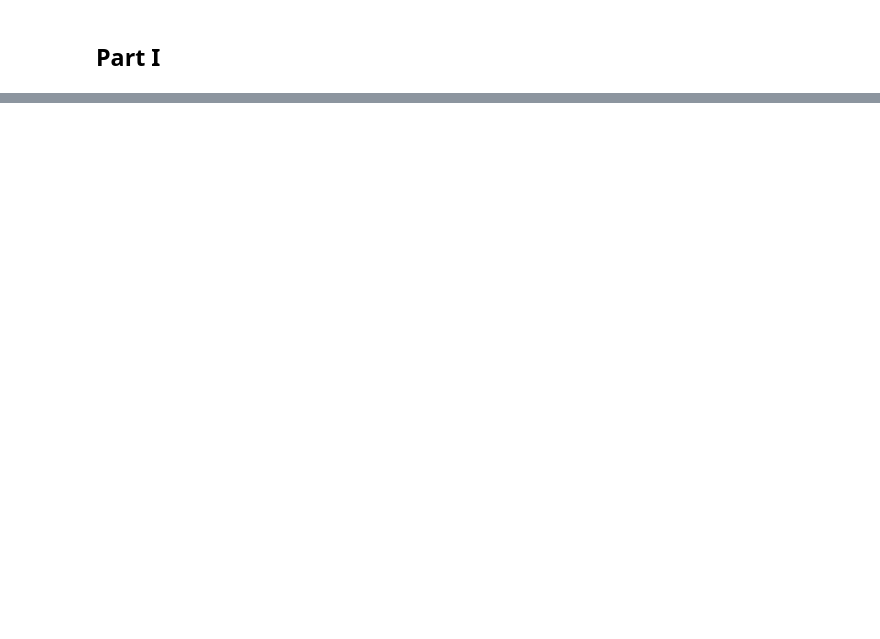
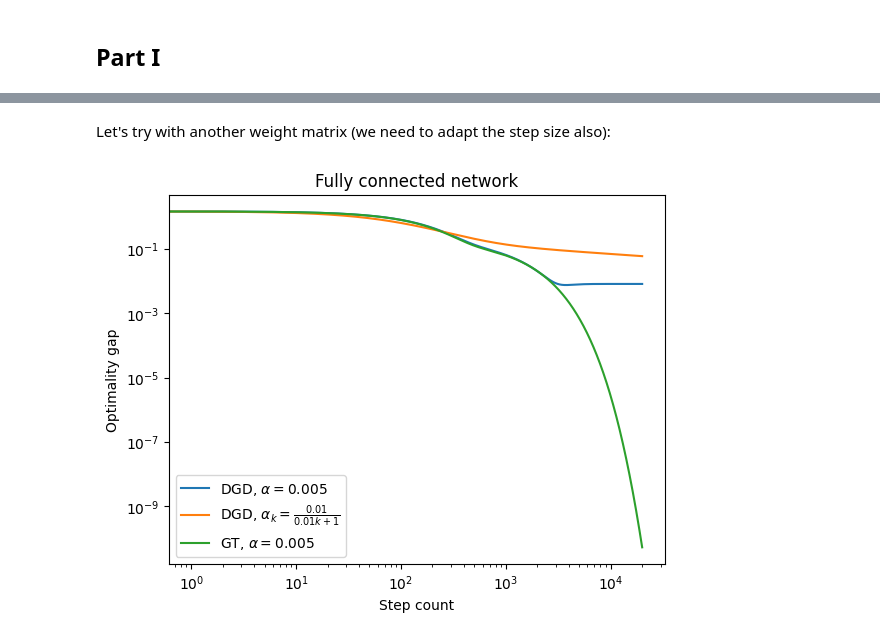
Before and after one commit to yy214/cooperative-optimization, a Jupyter notebook: src/submission.ipynb, the cells around one changed output, grey strips where cells are left out. Cells and saved outputs as stored; diff of their text form; code cells hidden in the pictures; blank space fills up the shorter version.

```diff
--- a/src/submission.ipynb
+++ b/src/submission.ipynb
@@ -48,0 +68,22 @@ dgd(a, m, agents, Kmm, Knm, W, dataY, )
+# %% [markdown]
+Let's try with another weight matrix (we need to adapt the step size also):
+# %%
+from utils.graph_tools import metropolis_weight_matrix
+
+W2 = np.ones((a,a))/a
+xi_dgd = dgd(a, m, agents, Kmm, Knm, W2, dataY, step_count, step_size=0.005)
+xi_gt = gt(a, m, agents, Kmm, Knm, W2, dataY, step_count, step_size=0.005)
+
+var_step_size = lambda x: 0.01/(0.01*x + 1)
+xi_dgd_decreasing = dgd(a, m, agents, Kmm, Knm, W2, dataY, step_count, var_step_size, constant_step_size=False)
+
+plot_optimality_gap(Kmm, Knm, dataY[:n], np.mean(xi_dgd, axis=1), label=r"DGD, $\alpha=0.005$")
+plot_optimality_gap(Kmm, Knm, dataY[:n], np.mean(xi_dgd_decreasing, axis=1), label=r"DGD, $\alpha_k=\frac{0.01}{0.01k+1}$")
+plot_optimality_gap(Kmm, Knm, dataY[:n], np.mean(xi_gt, axis=1), label=r"GT, $\alpha=0.005$")
+plt.legend()
+plt.xlabel("Step count")
+plt.ylabel("Optimality gap")
+plt.title("Fully connected network")
+plt.show()
+# %% [output]
+[figure, added]
```
Also changed, not shown: parts of 13 cells of this notebook, 9 other files.
